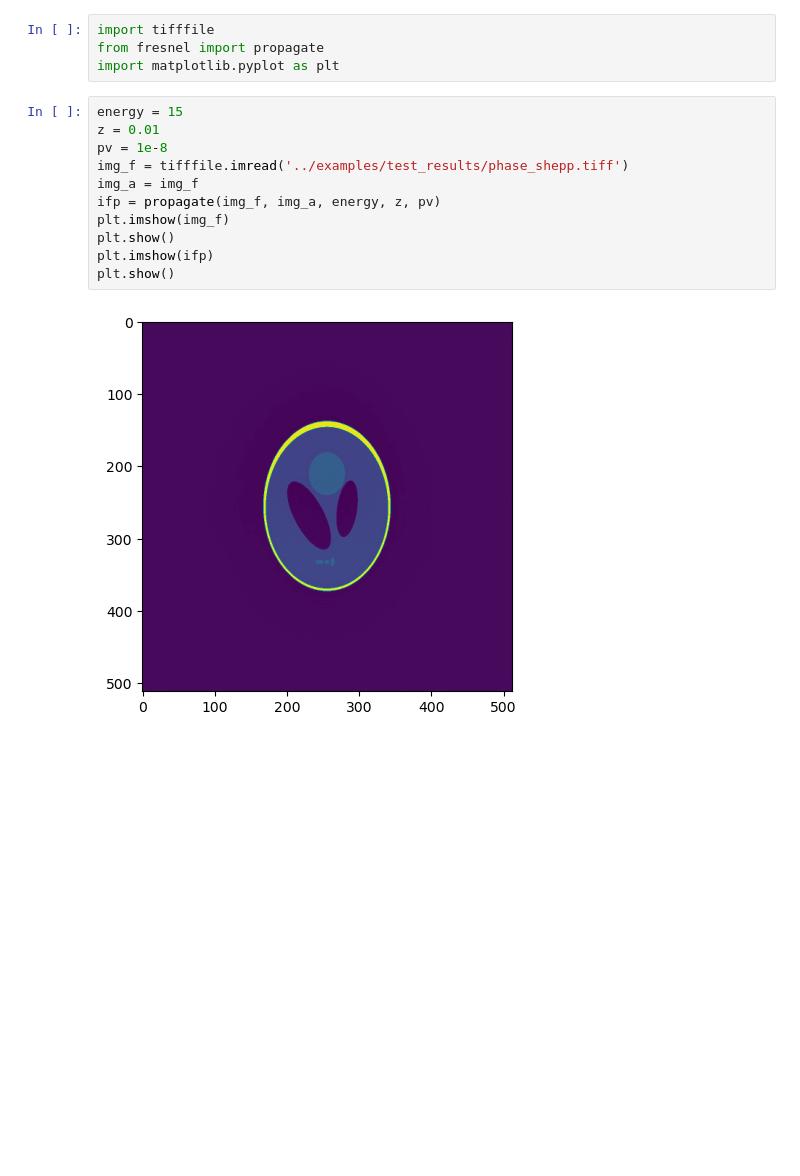
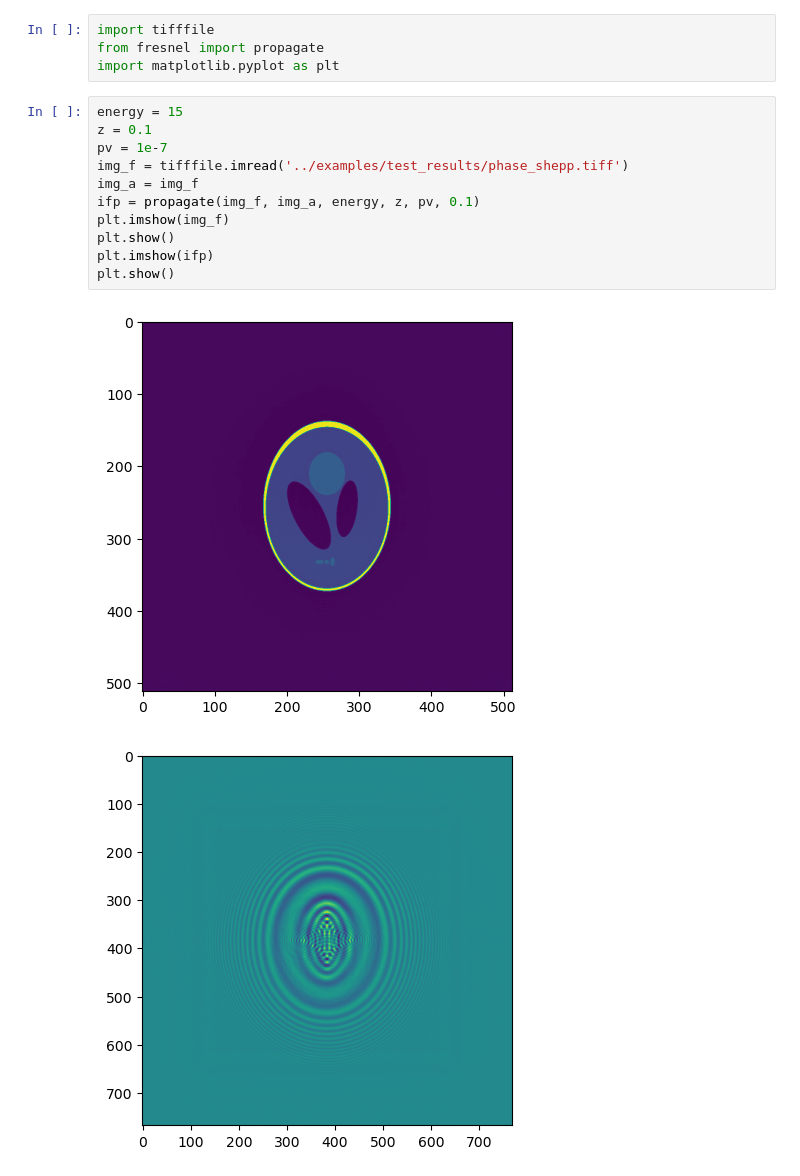
Before and after one commit to XYangXRay/ganrec, a Jupyter notebook: simluations/simulations.ipynb, the cells around one changed output. Drawn from its saved outputs; the diff is of its cells as text; blank space fills up the shorter version.

```diff
--- a/simluations/simulations.ipynb
+++ b/simluations/simulations.ipynb
@@ -4,14 +4,15 @@ from fresnel import propagate
 import matplotlib.pyplot as plt
 # %%
 energy = 15
-z = 0.01
-pv = 1e-8
+z = 0.1
+pv = 1e-7
 img_f = tifffile.imread('../examples/test_results/phase_shepp.tiff')
 img_a = img_f
-ifp = propagate(img_f, img_a, energy, z, pv)
+ifp = propagate(img_f, img_a, energy, z, pv, 0.1)
 plt.imshow(img_f)
 plt.show()
 plt.imshow(ifp)
 plt.show()
 # %% [output]
 [figure]
+[figure, added]
```
Also changed, not shown: parts of 1 cell of this notebook.
